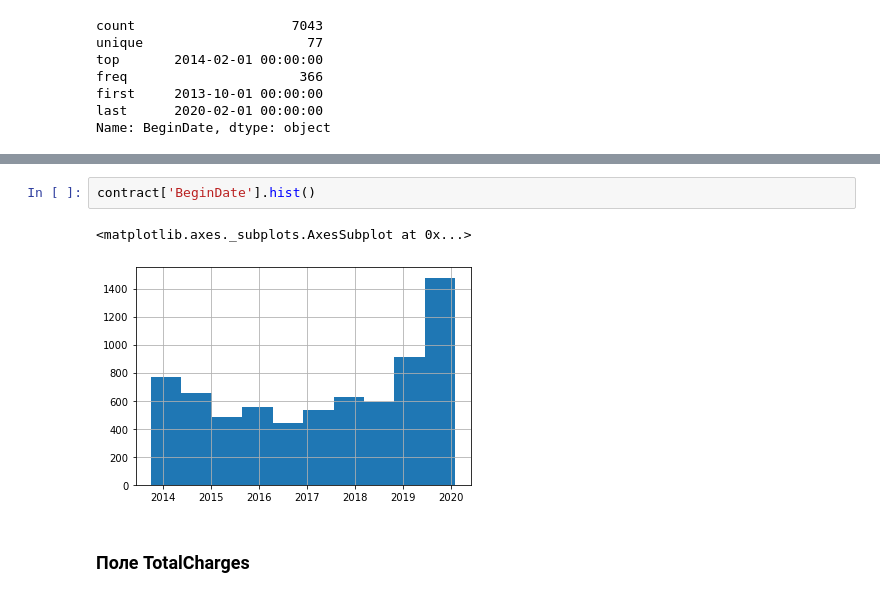
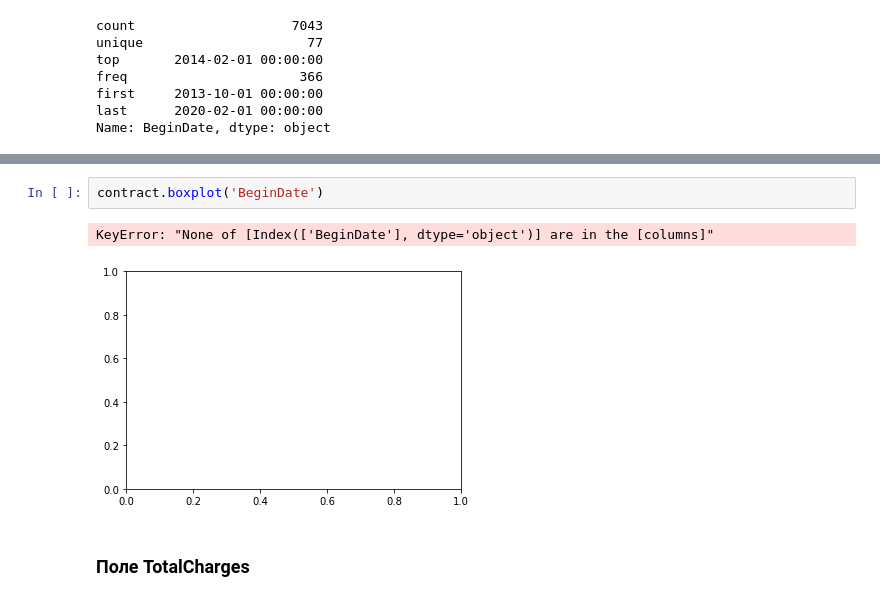
Before and after one commit to Chularev/study_cv, a Jupyter notebook: notebook.ipynb, the cells around one changed output, grey strips where cells are left out. Cells and saved outputs as stored; diff of their text form.

```diff
--- a/notebook.ipynb
+++ b/notebook.ipynb
@@ -189,8 +197,8 @@ Name: BeginDate, dtype: object
 # %%
-contract['BeginDate'].hist()
+contract.boxplot('BeginDate')
 # %% [output]
-<matplotlib.axes._subplots.AxesSubplot at 0x...>
+KeyError: "None of [Index(['BeginDate'], dtype='object')] are in the [columns]"
-[figure, old version]
+[figure, new version]
 # %% [markdown]
 ### Поле TotalCharges
 # %%
```
Also changed, not shown: parts of 2 cells of this notebook.
